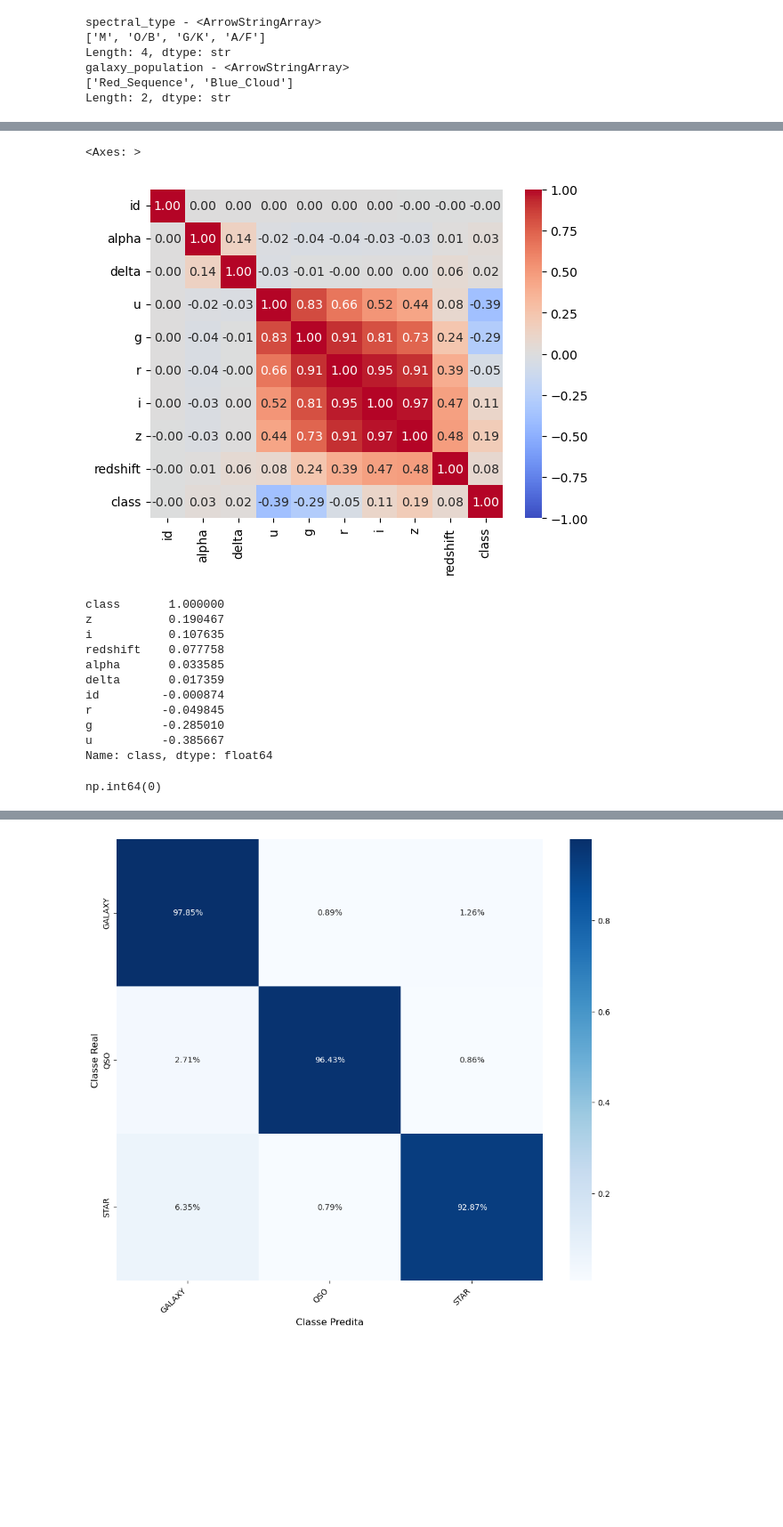
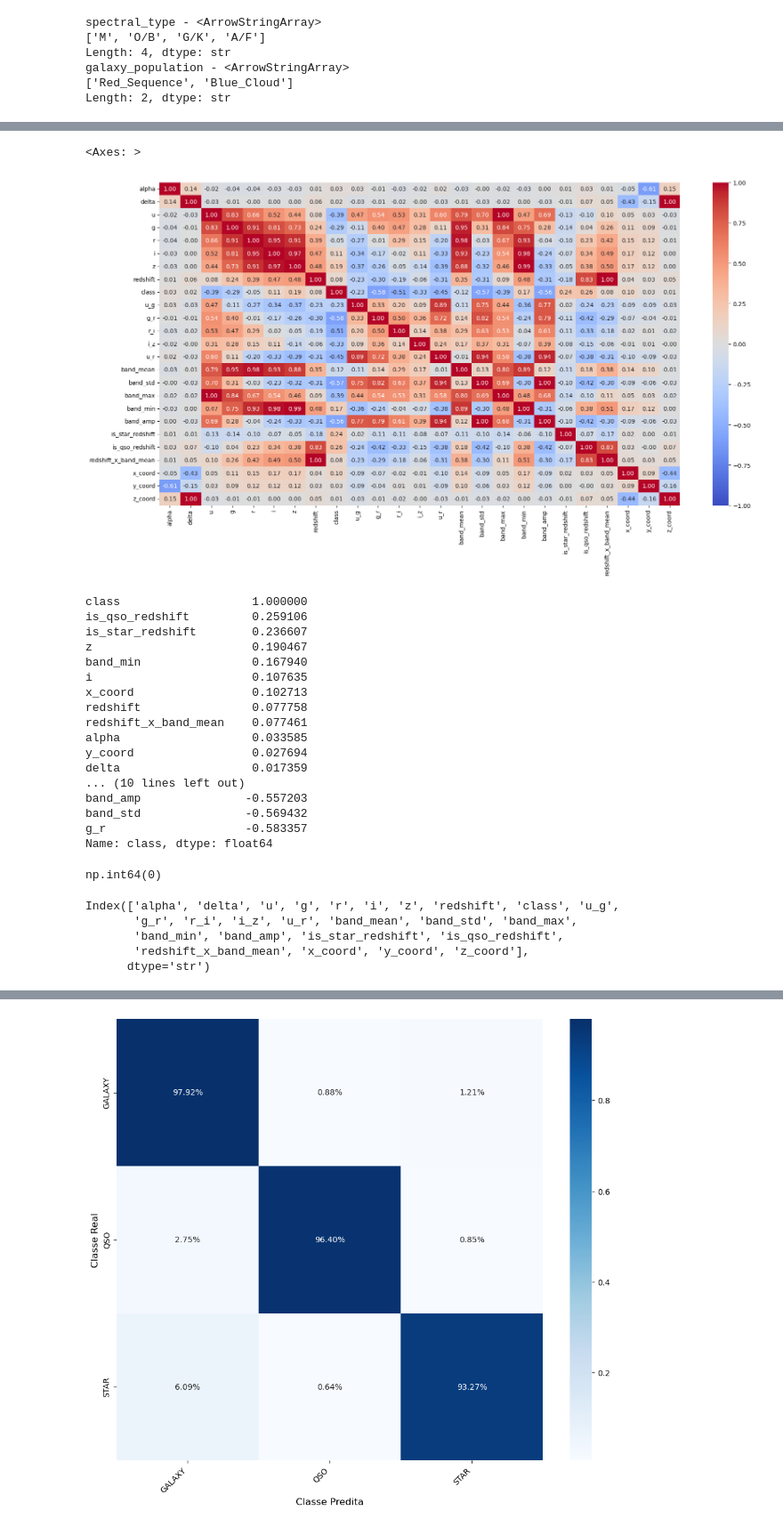
Before and after one commit to Orlandovpjunior/kaggle, a Jupyter notebook: stellarClass/notebook.ipynb, the cells around one changed output, grey strips where cells are left out. Shown at 89% size. Drawn from its saved outputs; the diff is of its cells as text; code cells hidden in the pictures; blank space fills up the shorter version.

```diff
--- a/stellarClass/notebook.ipynb
+++ b/stellarClass/notebook.ipynb
@@ -46,3 +45,40 @@ df = pd.concat([df_train,df_test], axis=0, sort=False)
+# %%
+def feature_engineering(df):
+    df_fe = df.copy()
+
+    df_fe['u_g'] = df_fe['u'] - df_fe['g']
+    df_fe['g_r'] = df_fe['g'] - df_fe['r']
+    df_fe['r_i'] = df_fe['r'] - df_fe['i']
+    df_fe['i_z'] = df_fe['i'] - df_fe['z']
+    df_fe['u_r'] = df_fe['u'] - df_fe['r']
+
+    bands = ['u', 'g', 'r', 'i', 'z']
+    df_fe['band_mean'] = df_fe[bands].mean(axis=1)
+    df_fe['band_std']  = df_fe[bands].std(axis=1)
+    df_fe['band_max']  = df_fe[bands].max(axis=1)
+    df_fe['band_min']  = df_fe[bands].min(axis=1)
+    df_fe['band_amp']  = df_fe['band_max'] - df_fe['band_min']
+
+    df_fe['is_star_redshift'] = (df_fe['redshift'] < 0.01).astype(int)
+    df_fe['is_qso_redshift'] = (df_fe['redshift'] > 1.5).astype(int)
+
+    df_fe['redshift_x_band_mean'] = df_fe['redshift'] * df_fe['band_mean']
+
+    alpha_rad = np.radians(df_fe['alpha'])
+    delta_rad = np.radians(df_fe['delta'])
+
+    df_fe['x_coord'] = np.cos(alpha_rad) * np.cos(delta_rad)
+    df_fe['y_coord'] = np.sin(alpha_rad) * np.cos(delta_rad)
+    df_fe['z_coord'] = np.sin(delta_rad)
+
+    cols_to_remove = ['id']
+    df_fe = df_fe.drop(columns=cols_to_remove)
+
+    return df_fe
+
+df_train = feature_engineering(df_train)
+df_test = feature_engineering(df_test)
+df = pd.concat([df_train,df_test], axis=0, sort=False)
 # %%
 df.info()
 # %% [output]
@@ -118,32 +140,38 @@ plt.tight_layout()
 # %%
 numeric_features = df.select_dtypes(include=['number']).columns
-
 corr_mtx = df[numeric_features].corr()
 
+plt.figure(figsize=(20,10))
 sns.heatmap(
     corr_mtx,
     vmin=-1,
     vmax=1,
     cmap='coolwarm',
     annot=True,
     fmt='.2f'
 )
 # %% [output]
 <Axes: >
-[figure, old version]
+[figure, new version]
 # %%
 corr_mtx['class'].sort_values(ascending=False)
 # %% [output]
-class       1.000000
-z           0.190467
-i           0.107635
-redshift    0.077758
-alpha       0.033585
-delta       0.017359
-id         -0.000874
-r          -0.049845
-g          -0.285010
-u          -0.385667
+class                   1.000000
+is_qso_redshift         0.259106
+is_star_redshift        0.236607
+z                       0.190467
+band_min                0.167940
+i                       0.107635
+x_coord                 0.102713
+redshift                0.077758
+redshift_x_band_mean    0.077461
+alpha                   0.033585
+y_coord                 0.027694
+delta                   0.017359
+... (10 lines left out)
+band_amp               -0.557203
+band_std               -0.569432
+g_r                    -0.583357
 Name: class, dtype: float64
 # %%
 df['class'] = df['class'].fillna(0)
@@ -151,4 +179,12 @@ df['class'] = df['class'].fillna(0)
 df['class'].isna().sum()
 # %% [output]
 np.int64(0)
+# %%
+numeric_features
+# %% [output]
+Index(['alpha', 'delta', 'u', 'g', 'r', 'i', 'z', 'redshift', 'class', 'u_g',
+       'g_r', 'r_i', 'i_z', 'u_r', 'band_mean', 'band_std', 'band_max',
+       'band_min', 'band_amp', 'is_star_redshift', 'is_qso_redshift',
+       'redshift_x_band_mean', 'x_coord', 'y_coord', 'z_coord'],
+      dtype='str')
 # %%
```
Also changed, not shown: parts of 18 cells of this notebook, 1 other file.
